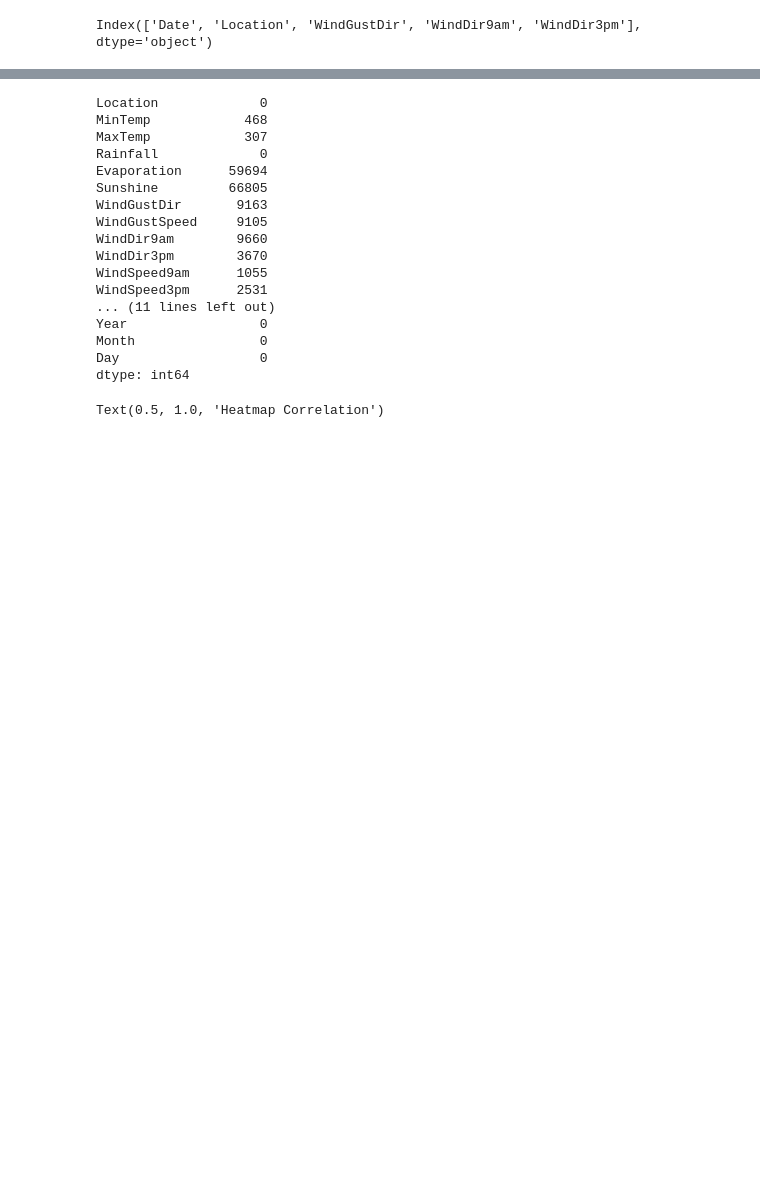
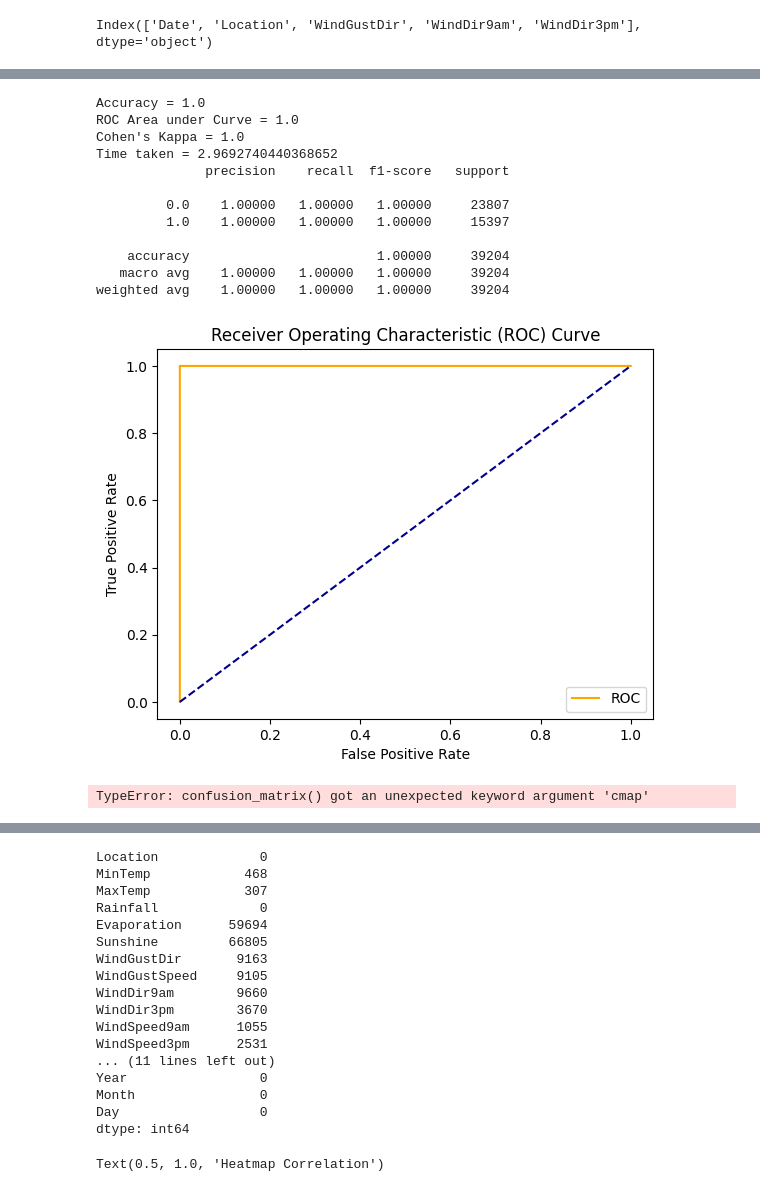
Before and after one commit to breannaparker1991/Rainfall_Prediction, a Jupyter notebook: rainfall.ipynb, the cells around one changed output, grey strips where cells are left out. Saved outputs shown, nothing was run; the diff lists cells and outputs as text; code cells hidden in the pictures; blank space fills up the shorter version.

```diff
--- a/rainfall.ipynb
+++ b/rainfall.ipynb
@@ -192,0 +259,2 @@ missing.head()
+# %%
+x_train, x_test, y_train, y_test = train_test_split(x, y, test_size=0.25, random_state=12345)
@@ -193,3 +374,59 @@ missing.head()
+# %%
+def plot_roc_cur(fper, tper):
+    plt.plot(fper, tper, color='orange', label='ROC')
+    plt.plot([0, 1], [0, 1], color='darkblue', linestyle='--')
+    plt.xlabel('False Positive Rate')
+    plt.ylabel('True Positive Rate')
+    plt.title('Receiver Operating Characteristic (ROC) Curve')
+    plt.legend()
+    plt.show()
+# %%
+def run_model(model, X_train, y_train, X_test, y_test, verbose=True):
+    t0=time.time()
+    if verbose == False:
+        model.fit(X_train,y_train, verbose=0)
+    else:
+        model.fit(X_train,y_train)
+    y_pred = model.predict(X_test)
+    accuracy = accuracy_score(y_test, y_pred)
+    roc_auc = roc_auc_score(y_test, y_pred)
+    coh_kap = cohen_kappa_score(y_test, y_pred)
+    time_taken = time.time()-t0
+    print("Accuracy = {}".format(accuracy))
+    print("ROC Area under Curve = {}".format(roc_auc))
+    print("Cohen's Kappa = {}".format(coh_kap))
+    print("Time taken = {}".format(time_taken))
+    print(classification_report(y_test,y_pred,digits=5))
+
+
+    probs = model.predict_proba(X_test)
+    probs = probs[:, 1]
+    fper, tper, thresholds = roc_curve(y_test, probs)
+    plot_roc_cur(fper, tper)
+
+    confusion_matrix(model, X_test, y_test,cmap=plt.cm.Blues, normalize = 'all')
+
+    return model, accuracy, roc_auc, coh_kap, time_taken
+# %%
+params_lr = {'penalty': 'l1', 'solver':'liblinear'}
+
+model_lr = LogisticRegression(**params_lr)
+model_lr, accuracy_lr, roc_auc_lr, coh_kap_lr, tt_lr = run_model(model_lr, X_train, y_train, X_test, y_test)
+# %% [output]
+Accuracy = 1.0
+ROC Area under Curve = 1.0
+Cohen's Kappa = 1.0
+Time taken = 2.9692740440368652
+              precision    recall  f1-score   support
+
+         0.0    1.00000   1.00000   1.00000     23807
+         1.0    1.00000   1.00000   1.00000     15397
+
+    accuracy                        1.00000     39204
+   macro avg    1.00000   1.00000   1.00000     39204
+weighted avg    1.00000   1.00000   1.00000     39204
+[figure, added]
+TypeError: confusion_matrix() got an unexpected keyword argument 'cmap'
 # %%
 df1 = df
 # %%
```
Also changed, not shown: parts of 48 cells of this notebook.
